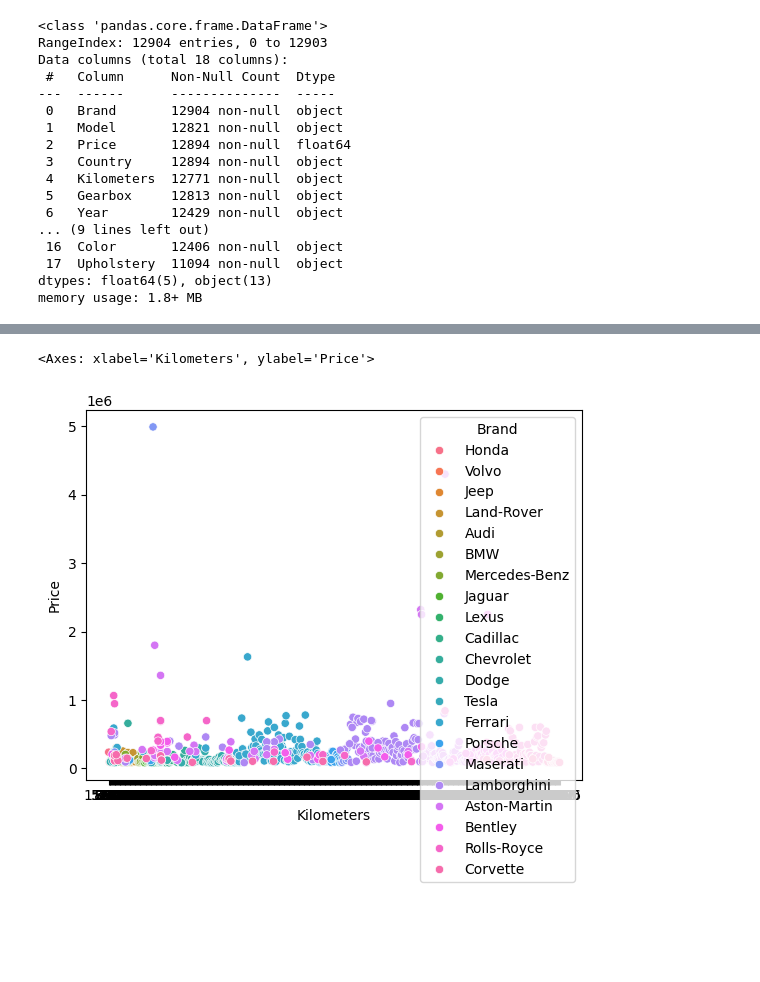
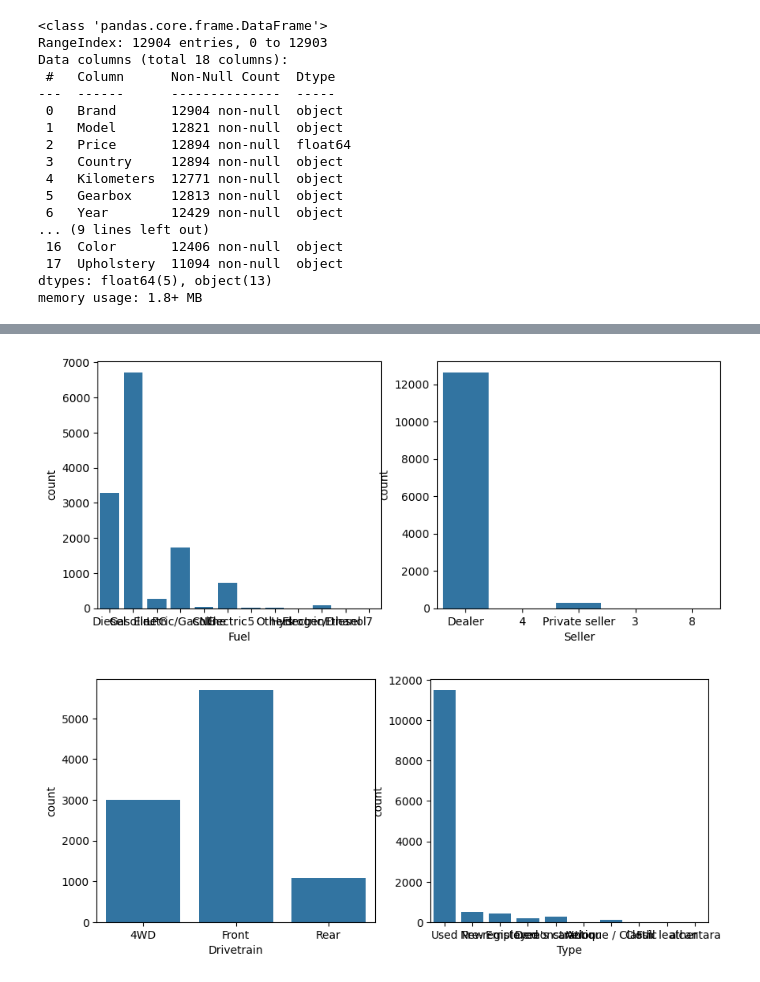
Before and after one commit to Balirina/ML_Project, a Jupyter notebook: notebooks/02_LimpiezaEDA.ipynb, the cells around one changed output, grey strips where cells are left out. Saved outputs shown, nothing was run; the diff lists cells and outputs as text; code cells hidden in the pictures; blank space fills up the shorter version.

Commit message:
modelos supervisados entrenados

```diff
--- a/notebooks/02_LimpiezaEDA.ipynb
+++ b/notebooks/02_LimpiezaEDA.ipynb
@@ -69,13 +49,0 @@ Name: count, dtype: int64
-# %%
-# Calcular frecuencia de cada marca
-brand_counts = df['Brand'].value_counts()
-print("Marcas ordenadas por frecuencia:")
-print(brand_counts.head(10))
-
-# Crear mapeo: más frecuente → número más bajo
-frequency_order = brand_counts.index.tolist()
-encoding_dict = {brand: i for i, brand in enumerate(frequency_order)}
-
-# Aplicar encoding
-companias_encoded = df['Brand'].map(encoding_dict)
-df.insert(1, 'Brand_c' , companias_encoded)
@@ -158,11 +49,0 @@ df['Color_c'] = df['Color'].map(mapping)
-# %%
-# por error habian unos coche donde en la columna Body type tenian valores : White, Red...
-# borramos estos registros y mappeamos la columna
-df.drop(df[df['Body Type'].str.contains('White|Red|Grey|Silver|Black|Green', case=False, na=False)].index, inplace=True)
-
-'''bad_body_types = ['White','Red','Grey','Silver','Black','Green']
-mask = df['Body Type'].isin( bad_body_types)
-df = df.drop(df[mask].index)'''
-
-mapping = {cat: i for i, cat in enumerate(df['Body Type'].value_counts().index)}
-df['Body_Type_c'] = df['Body Type'].map(mapping)
@@ -188,7 +49,0 @@ Name: count, dtype: int64
-# %%
-# Borrar las columnas no numericas y innecesarias
-df = df.drop(columns=['Brand', 'Country','Cylinders','Gearbox','Fuel','Seller','Body Type', 'Type', 'Drivetrain', 'Color', 'Upholstery'])
-# %%
-model_target_mean = df.groupby('Model')['Price'].mean()
-model_target_mean.head(60)
-df['Model_target'] = df['Model'].map(model_target_mean)
@@ -262,6 +50,17 @@ df_coches_caros
-# %%
-
-sns.scatterplot(df[], y='Price', x='Kilometers', hue='Brand')
-# %% [output]
-<Axes: xlabel='Kilometers', ylabel='Price'>
-[figure, removed]
+# %%
+cat_cols = ['Fuel','Seller','Drivetrain','Type']
+i=0
+while i < 4:
+    fig = plt.figure(figsize=[10,4])
+    plt.subplot(1,2,1)
+    sns.countplot(x=cat_cols[i], data=df)
+    i += 1
+
+    plt.subplot(1,2,2)
+    sns.countplot(x=cat_cols[i], data=df)
+    i += 1
+
+    plt.show()
+# %% [output]
+[figure, added]
+[figure, added]
```
Also changed, not shown: parts of 42 cells of this notebook, 1 other file.
